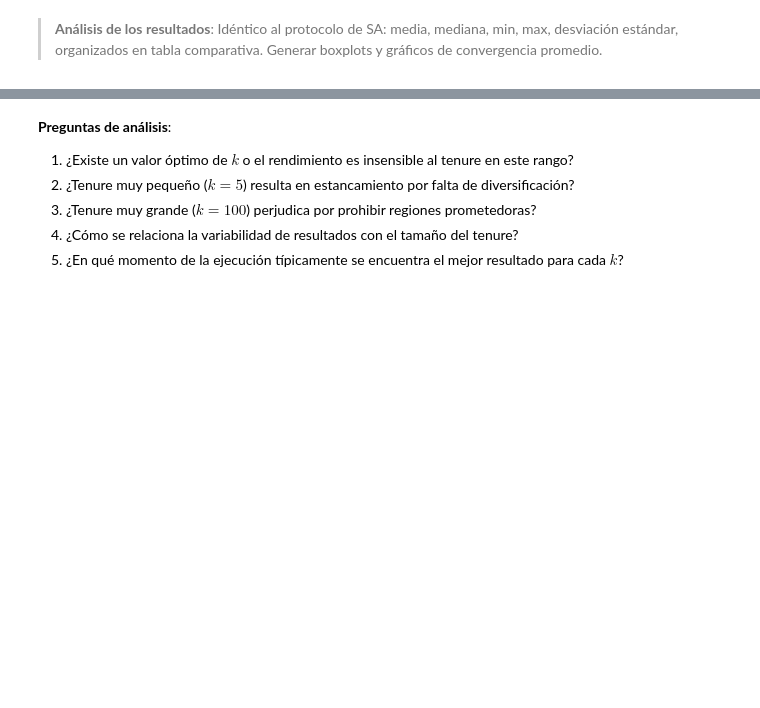
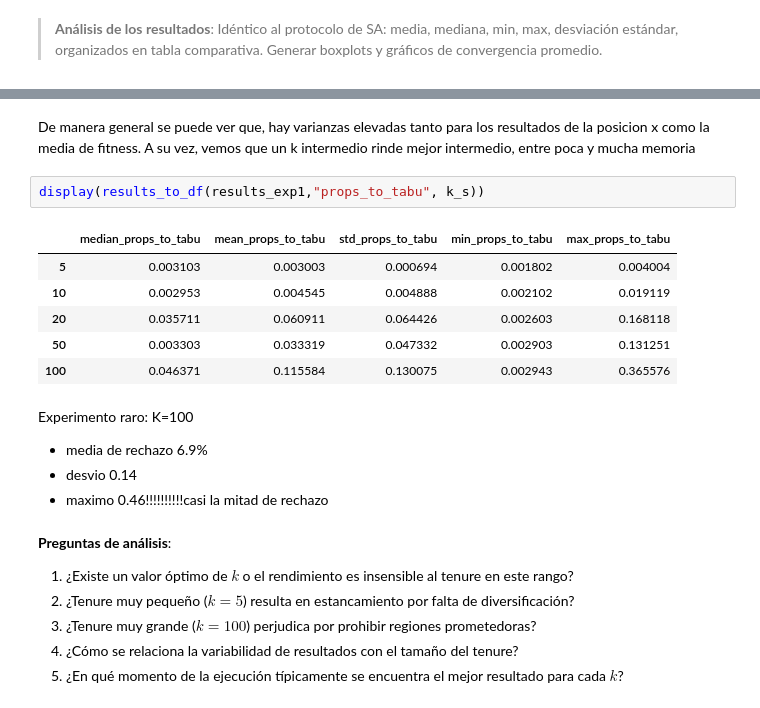
Before and after one commit to jjuradok/metaheuristicas-2026, a Jupyter notebook: tp2/sec2_tabu_search.ipynb, the cells around one changed output, grey strips where cells are left out. Cells and saved outputs as stored; diff of their text form; blank space fills up the shorter version.

```diff
--- a/tp2/sec2_tabu_search.ipynb
+++ b/tp2/sec2_tabu_search.ipynb
@@ -321,3 +453,20 @@ SyntaxError: invalid syntax (492794346.py, line 8)
+# %% [markdown]
+De manera general se puede ver que, hay varianzas elevadas tanto para los resultados de la posicion x como la media de fitness.
+A su vez, vemos que un k intermedio rinde mejor intermedio, entre poca y mucha memoria
+# %%
+display(results_to_df(results_exp1,"props_to_tabu", k_s))
+# %% [output]
+|  | median_props_to_tabu | mean_props_to_tabu | std_props_to_tabu | min_props_to_tabu | max_props_to_tabu |
+| 5 | 0.003103 | 0.003003 | 0.000694 | 0.001802 | 0.004004 |
+| 10 | 0.002953 | 0.004545 | 0.004888 | 0.002102 | 0.019119 |
+| 20 | 0.035711 | 0.060911 | 0.064426 | 0.002603 | 0.168118 |
+| 50 | 0.003303 | 0.033319 | 0.047332 | 0.002903 | 0.131251 |
+| 100 | 0.046371 | 0.115584 | 0.130075 | 0.002943 | 0.365576 |
+# %% [markdown]
+Experimento raro: K=100
+- media de rechazo 6.9%
+- desvio 0.14
+- maximo 0.46!!!!!!!!!!casi la mitad de rechazo
 # %% [markdown]
 
 **Preguntas de análisis**:
```
Also changed, not shown: parts of 19 cells of this notebook.
